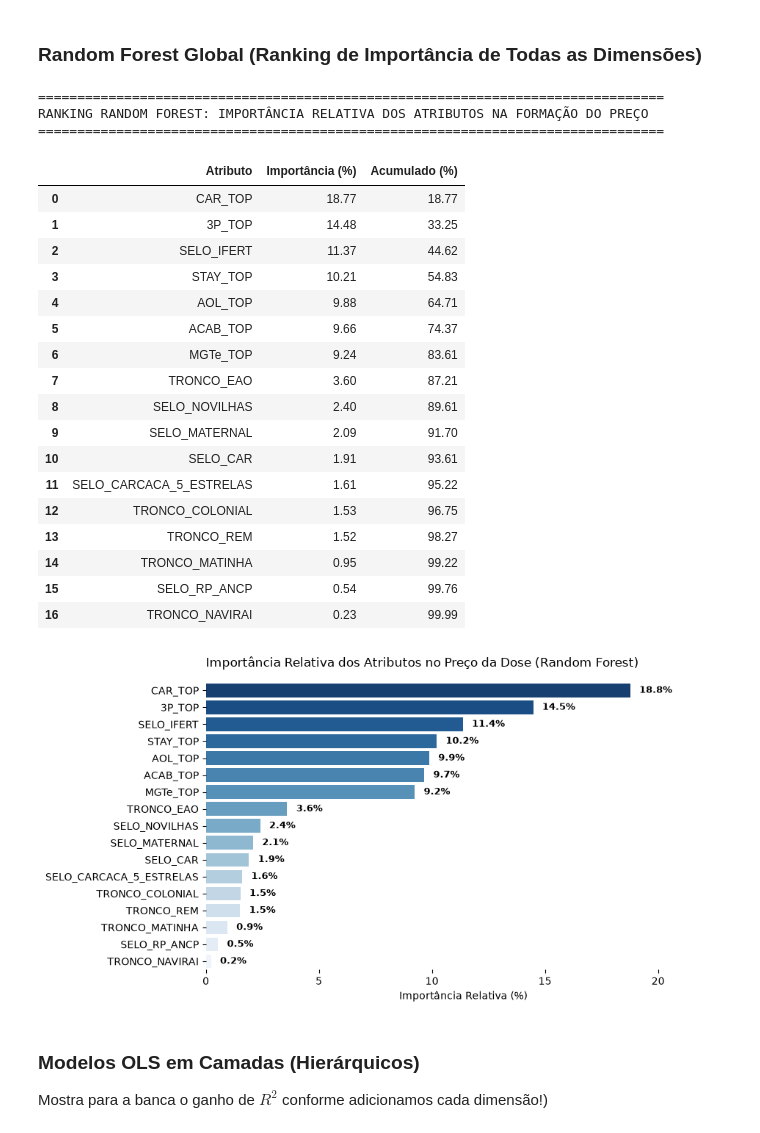
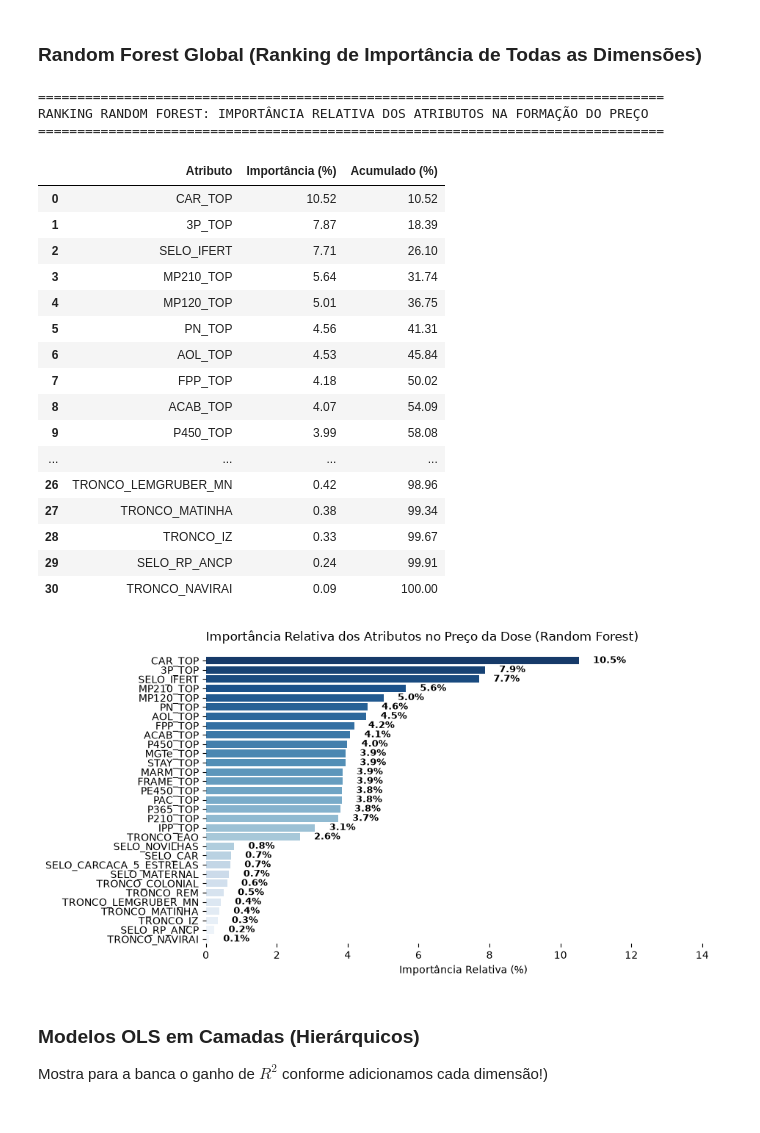
Before and after one commit to Sandro-IFTM/Rafael_Proj04, a Jupyter notebook: 13_multivariada_total.ipynb, the cells around one changed output. Cells and saved outputs as stored; diff of their text form; code cells hidden in the pictures.

```diff
--- a/13_multivariada_total.ipynb
+++ b/13_multivariada_total.ipynb
@@ -68,12 +68,17 @@ def marca_tronco(r, padrao, campos=CAMPOS_PEDIGREE):
     # Busca por PALAVRA INTEIRA (\b) para evitar falsos positivos (ex.: 'MAT' dentro de 'DIPLOMATA')
     return 1 if any(re.search(padrao, str(r[c]).upper()) for c in campos) else 0
 
+# Revisão (out/2026): acrescentadas as linhagens Lemgruber/Mundo Novo (22 touros) e IZ (13), com os mesmos
+#   padrões dos cadernos 08, 09, 11 e 12. Elas faltavam neste caderno e ficavam fora do ranking global e da
+#   validação, embora o artigo descreva as 7 linhagens.
 troncos = {
     'TRONCO_EAO': lambda r: marca_tronco(r, r'\bEAO\b', CAMPOS_PEDIGREE + ['criador']),
     'TRONCO_REM': lambda r: marca_tronco(r, r'\bREM\b'),
     'TRONCO_NAVIRAI': lambda r: marca_tronco(r, r'NAVIRA[IÍ]'),
     'TRONCO_MATINHA': lambda r: marca_tronco(r, r'\bMAT\b|MATINHA'),
-    'TRONCO_COLONIAL': lambda r: marca_tronco(r, r'\bCOL\b|COLONIAL')
+    'TRONCO_COLONIAL': lambda r: marca_tronco(r, r'\bCOL\b|COLONIAL'),
+    'TRONCO_LEMGRUBER_MN': lambda r: marca_tronco(r, r'\bMN\b|MUNDO NOVO|LEMGRUBER'),
+    'TRONCO_IZ': lambda r: marca_tronco(r, r'\bIZ\b|SERTÃOZINHO'),
 }
 
 for nome, func in troncos.items():
@@ -92,8 +97,12 @@ BASE INTEGRADA PRONTA: N = 115 touros com DEPs, Selos e Linhagens
 # Revisão (out/2026): o ranking global usa todos os selos e linhagens construídos acima. A lista fixa anterior
 #   deixava de fora NOVILHAS, RP-ANCP, Matinha e Colonial e usava SELO_CARCACA, que juntava as três
 #   classes de carcaça.
+# Revisão (out/2026): as DEPs eram seis escolhidas sem critério documentado (CAR, MGTe, 3P, ACAB, AOL e STAY), diferentes
+#   das usadas no caderno 05. O ranking global passa a usar as 18 DEPs, como os cadernos 05, 10 e 11.
+DEPS_TODAS = ['MGTe_TOP', 'P210_TOP', 'P365_TOP', 'P450_TOP', 'FRAME_TOP', 'PAC_TOP', '3P_TOP', 'IPP_TOP', 'STAY_TOP',
+              'PE450_TOP', 'MP120_TOP', 'MP210_TOP', 'PN_TOP', 'FPP_TOP', 'AOL_TOP', 'ACAB_TOP', 'MARM_TOP', 'CAR_TOP']
 features_rf = (
-    ['CAR_TOP', 'MGTe_TOP', '3P_TOP', 'ACAB_TOP', 'AOL_TOP', 'STAY_TOP']
+    DEPS_TODAS
     + list(SELOS_MODELO.keys())
     + list(troncos.keys())
 )
@@ -117,51 +126,50 @@ print("=" * 80)
 print("RANKING RANDOM FOREST: IMPORTÂNCIA RELATIVA DOS ATRIBUTOS NA FORMAÇÃO DO PREÇO")
 print("=" * 80)
 display(df_imp)
 
 # Gráfico da Importância Relativa
 plt.figure(figsize=(9.5, 5))
 ax = sns.barplot(
     data=df_imp,
     x='Importância (%)',
     y='Atributo',
     palette='Blues_r',
     hue='Atributo',
     legend=False
 )
 
 for p, val in zip(ax.patches, df_imp['Importância (%)']):
     ax.text(val + 0.4, p.get_y() + p.get_height() / 2, f"{val:.1f}%", va='center', fontsize=9, fontweight='bold')
 
 ax.set_title('Importância Relativa dos Atributos no Preço da Dose (Random Forest)', fontsize=12, loc='left', pad=15)
 ax.set_xlabel('Importância Relativa (%)', fontsize=10)
 ax.set_ylabel('')
 ax.set_xlim(0, df_imp['Importância (%)'].max() + 4)
 sns.despine(left=True, bottom=True, top=True, right=True)
 plt.tight_layout()
 plt.show()
 # %% [output]
 ================================================================================
 RANKING RANDOM FOREST: IMPORTÂNCIA RELATIVA DOS ATRIBUTOS NA FORMAÇÃO DO PREÇO
 ================================================================================
 |  | Atributo | Importância (%) | Acumulado (%) |
-| 0 | CAR_TOP | 18.77 | 18.77 |
-| 1 | 3P_TOP | 14.48 | 33.25 |
-| 2 | SELO_IFERT | 11.37 | 44.62 |
-| 3 | STAY_TOP | 10.21 | 54.83 |
-| 4 | AOL_TOP | 9.88 | 64.71 |
-| 5 | ACAB_TOP | 9.66 | 74.37 |
-| 6 | MGTe_TOP | 9.24 | 83.61 |
-| 7 | TRONCO_EAO | 3.60 | 87.21 |
-| 8 | SELO_NOVILHAS | 2.40 | 89.61 |
-| 9 | SELO_MATERNAL | 2.09 | 91.70 |
-| 10 | SELO_CAR | 1.91 | 93.61 |
-| 11 | SELO_CARCACA_5_ESTRELAS | 1.61 | 95.22 |
-| 12 | TRONCO_COLONIAL | 1.53 | 96.75 |
-| 13 | TRONCO_REM | 1.52 | 98.27 |
-| 14 | TRONCO_MATINHA | 0.95 | 99.22 |
-| 15 | SELO_RP_ANCP | 0.54 | 99.76 |
-| 16 | TRONCO_NAVIRAI | 0.23 | 99.99 |
+| 0 | CAR_TOP | 10.52 | 10.52 |
+| 1 | 3P_TOP | 7.87 | 18.39 |
+| 2 | SELO_IFERT | 7.71 | 26.10 |
+| 3 | MP210_TOP | 5.64 | 31.74 |
+| 4 | MP120_TOP | 5.01 | 36.75 |
+| 5 | PN_TOP | 4.56 | 41.31 |
+| 6 | AOL_TOP | 4.53 | 45.84 |
+| 7 | FPP_TOP | 4.18 | 50.02 |
+| 8 | ACAB_TOP | 4.07 | 54.09 |
+| 9 | P450_TOP | 3.99 | 58.08 |
+| ... | ... | ... | ... |
+| 26 | TRONCO_LEMGRUBER_MN | 0.42 | 98.96 |
+| 27 | TRONCO_MATINHA | 0.38 | 99.34 |
+| 28 | TRONCO_IZ | 0.33 | 99.67 |
+| 29 | SELO_RP_ANCP | 0.24 | 99.91 |
+| 30 | TRONCO_NAVIRAI | 0.09 | 100.00 |
-[figure, old version]
+[figure, new version]
 # %% [markdown]
 ### Modelos OLS em Camadas (Hierárquicos)
 
```
Also changed, not shown: parts of 4 cells of this notebook, 6 other files.
